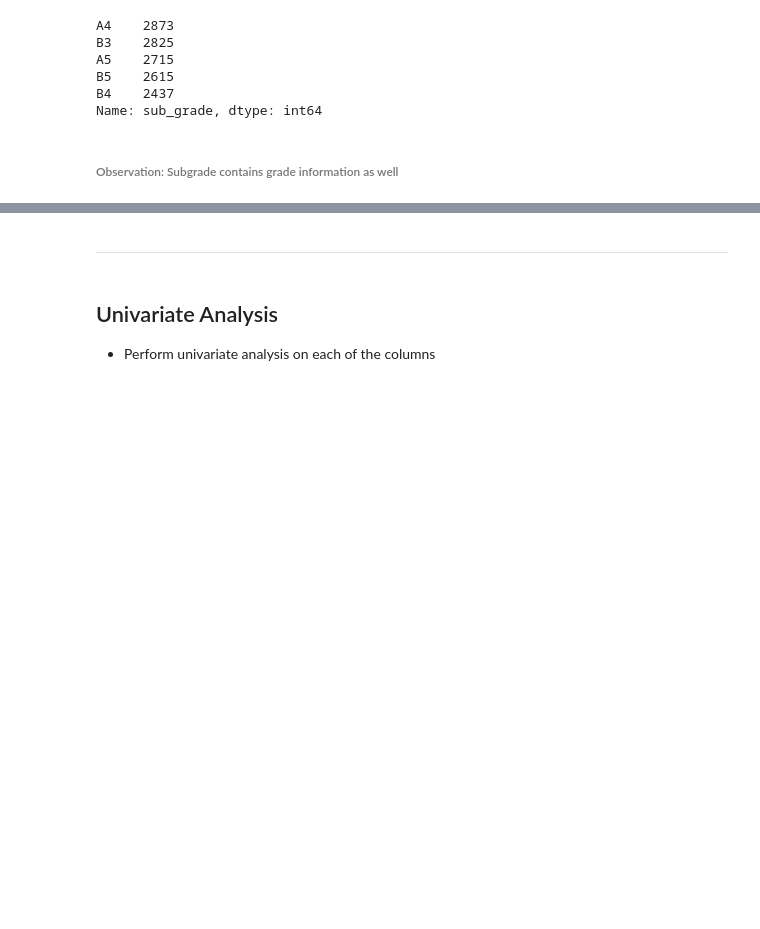
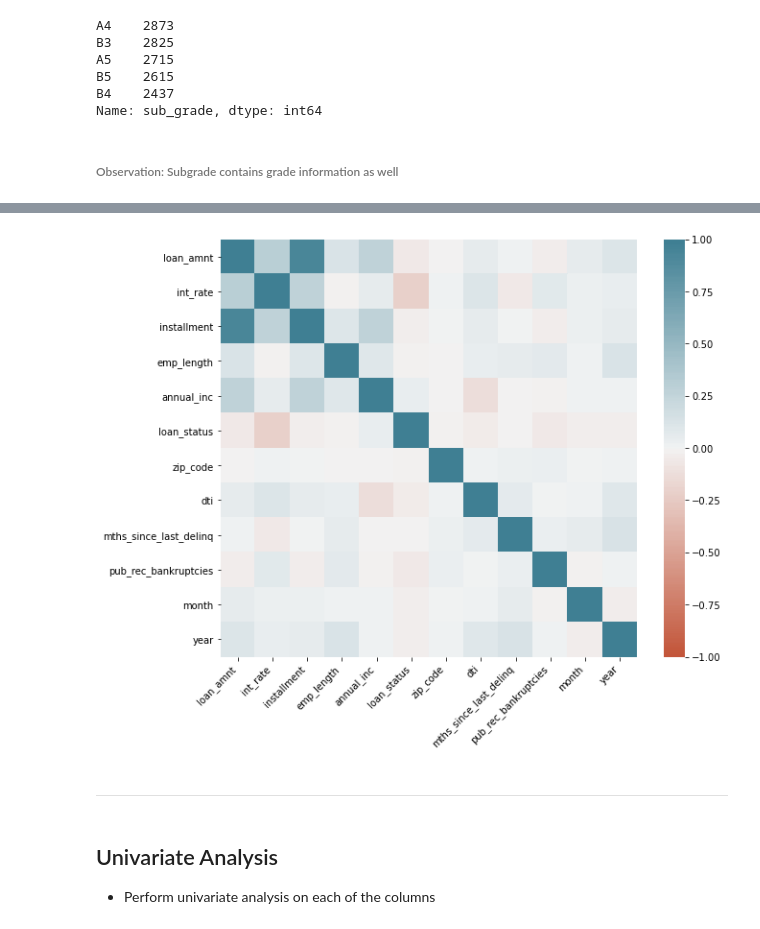
Before and after one commit to ayushxx7/EDA-LendingClubCaseStudy, a Jupyter notebook: LendingClubCaseStudy.ipynb, the cells around one changed output, grey strips where cells are left out. Drawn from its saved outputs; the diff is of its cells as text; code cells hidden in the pictures; blank space fills up the shorter version.

```diff
--- a/LendingClubCaseStudy.ipynb
+++ b/LendingClubCaseStudy.ipynb
@@ -676,7 +683,7 @@ loan_df.term.value_counts()
  60 months     9481
 Name: term, dtype: int64
 # %%
-loan_df.term = loan_df.term.apply(lambda x: float(x.replace('months', '')))
+# loan_df.term = loan_df.term.apply(lambda x: float(x.replace('36 months', 0).replace('60 months', 1)))
 # %%
 loan_df.term.head()
 # %% [output]
@@ -726,0 +737,2 @@ Name: home_ownership, dtype: int64
+# %%
+loan_df.home_ownership = loan_df.home_ownership.apply(lambda x: x.replace('NONE', 'RENT'))
@@ -745,3 +768,5 @@ loan_df.loan_status.value_counts()
 Fully Paid     32950
 Charged Off     5627
 Name: loan_status, dtype: int64
+# %%
+loan_df.loan_status = loan_df.loan_status.apply(lambda x: int(x.replace('Fully Paid', '1').replace('Charged Off', '0')))
@@ -782,7 +813,7 @@ loan_df.zip_code.value_counts().head()
 070xx    455
 Name: zip_code, dtype: int64
 # %%
-loan_df.zip_code = loan_df.zip_code.apply(lambda x: float(x.replace('xx', '')))
+loan_df.zip_code = loan_df.zip_code.apply(lambda x: int(x.replace('xx', '')))
 # %%
 loan_df.zip_code.value_counts().head()
 # %% [output]
@@ -838,3 +921,19 @@ Name: sub_grade, dtype: int64
+# %%
+plt.figure(figsize=(10,8))
+
+ax = sns.heatmap(
+    loan_df.corr(),
+    vmin=-1, vmax=1, center=0,
+    cmap=sns.diverging_palette(20, 220, n=200),
+    square=True
+)
+ax.set_xticklabels(
+    ax.get_xticklabels(),
+    rotation=45,
+    horizontalalignment='right'
+);
+# %% [output]
+[figure, added]
 # %% [markdown]
 ---
 # %% [markdown]
```
Also changed, not shown: parts of 44 cells of this notebook.
